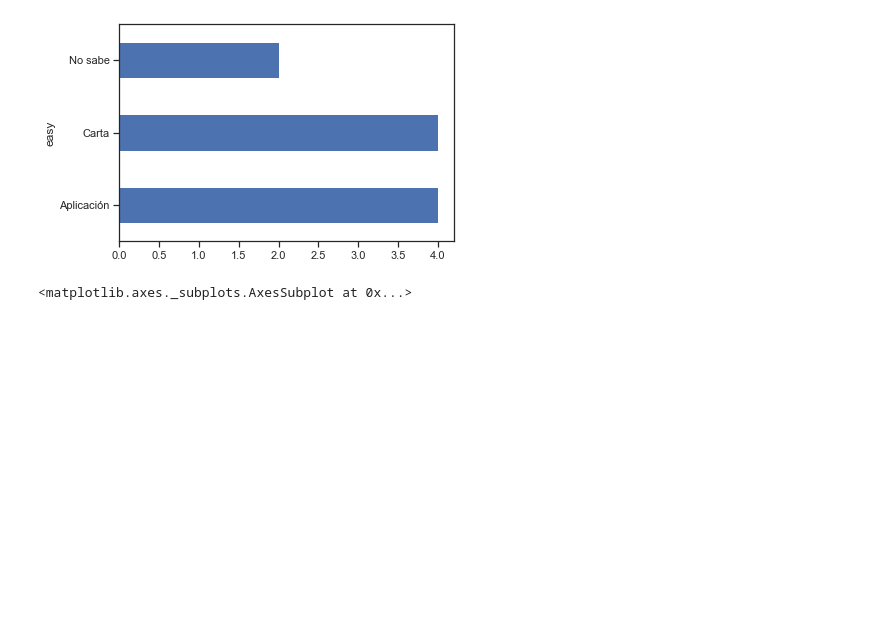
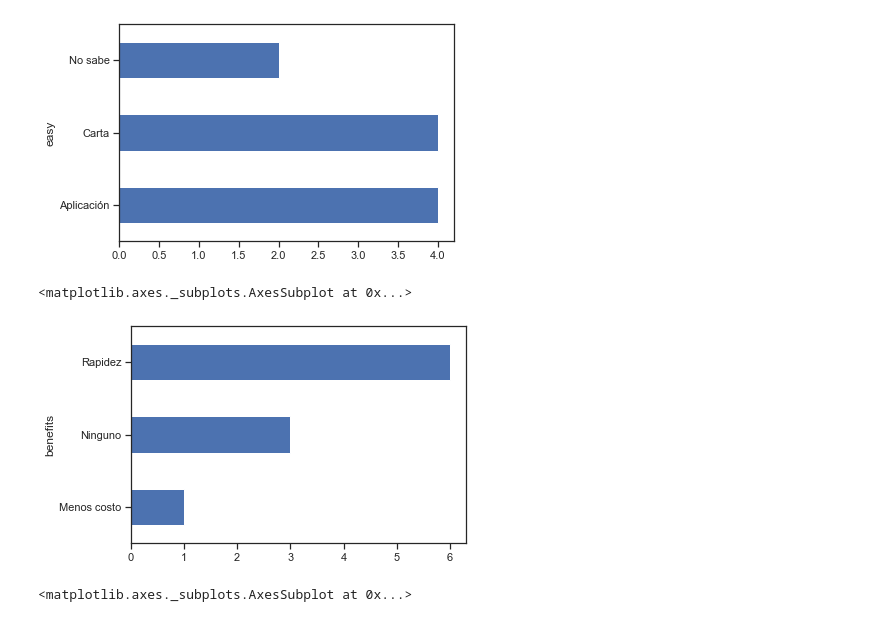
Before and after one commit to alefherrera/my-order-data, a Jupyter notebook: notebook.ipynb, the cells around one changed output. Cells and saved outputs as stored; diff of their text form; code cells hidden in the pictures; blank space fills up the shorter version.

Commit message:
update notebook with interview graphs

```diff
--- a/notebook.ipynb
+++ b/notebook.ipynb
@@ -249,6 +268,11 @@ df.groupby("easy").size().plot.barh()
 # %% [output]
 <matplotlib.axes._subplots.AxesSubplot at 0x...>
 [figure]
+# %%
+df.groupby("benefits").size().plot.barh()
+# %% [output]
+<matplotlib.axes._subplots.AxesSubplot at 0x...>
+[figure, added]
 # %%
 df.groupby(["use_delivery","would_use"]).size().plot.barh()
 # %% [output]
```
Also changed, not shown: parts of 1 cell of this notebook.
